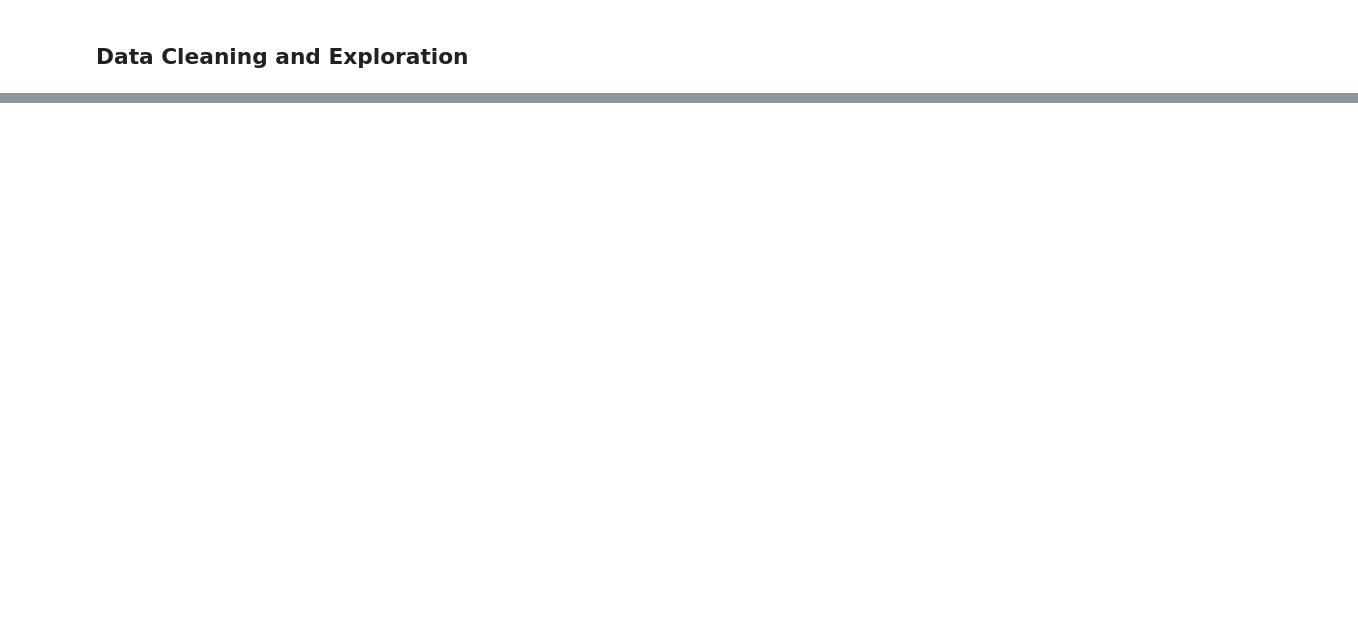
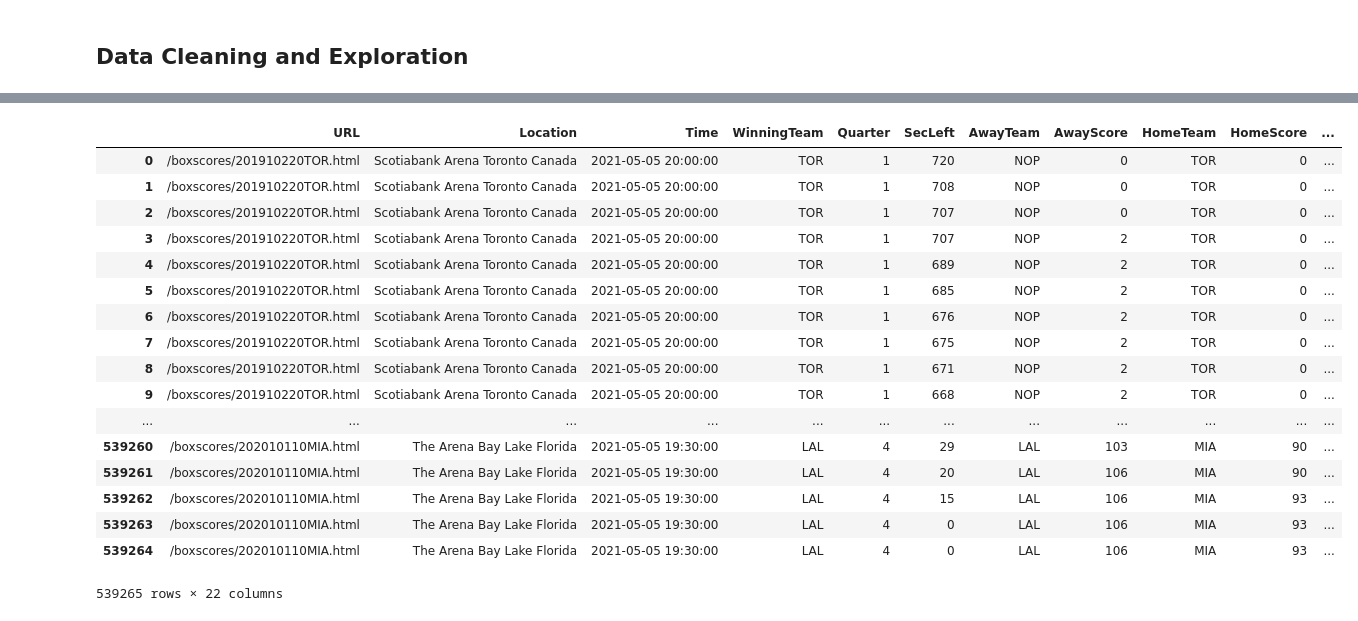
Before and after one commit to erictang000/nba_prediction, a Jupyter notebook: Exploration and Testing.ipynb, the cells around one changed output, grey strips where cells are left out. Drawn from its saved outputs; the diff is of its cells as text; code cells hidden in the pictures; blank space fills up the shorter version.

```diff
--- a/Exploration and Testing.ipynb
+++ b/Exploration and Testing.ipynb
@@ -199,9 +221,12 @@ def add_team_stats(df, team_path):
         df[col + '_x'] = (df[col + '_x'] - mean) / std
         df[col + '_y'] = (df[col + '_y'] - mean) / std
     return df
+# %%
+original_df = pd.read_csv("NBA_PBP_2019-20.csv",  parse_dates=['Date','Time'])
 # %%
-df = process_df("NBA_PBP_2019-20.csv")
+df = process_df(original_df)
 df = add_team_stats(df, "team2019.csv")
-df.drop(df.columns.difference(feature_list+ ['HomeTeam','AwayTeam','Date']), 1, inplace=True)
+# df.drop(df.columns.difference(feature_list+ ['HomeTeam','AwayTeam','Date']), 1, inplace=True)
+df
 # %% [output]
 Finished reading in CSV
@@ -220 +273,27 @@ Adding Team Stats
+# %%
+cols = ['URL', 'Location', 'Time', 'WinningTeam', 'Quarter',
+       'SecLeft', 'AwayTeam', 'AwayScore', 'HomeTeam',
+       'HomeScore', 'ShotType', 'ShotOutcome', 'FoulType', 'Fouler', 'Fouled',
+       'FreeThrowShooter', 'FreeThrowOutcome', 'FreeThrowNum', 'TurnoverPlayer', 'TurnoverType', 'TurnoverCause',
+       'TurnoverCauser']
+df[cols]
+# %% [output]
+|  | URL | Location | Time | WinningTeam | Quarter | SecLeft | AwayTeam | AwayScore | HomeTeam | HomeScore | ... |
+| 0 | /boxscores/201910220TOR.html | Scotiabank Arena Toronto Canada | 2021-05-05 20:00:00 | TOR | 1 | 720 | NOP | 0 | TOR | 0 | ... |
+| 1 | /boxscores/201910220TOR.html | Scotiabank Arena Toronto Canada | 2021-05-05 20:00:00 | TOR | 1 | 708 | NOP | 0 | TOR | 0 | ... |
+| 2 | /boxscores/201910220TOR.html | Scotiabank Arena Toronto Canada | 2021-05-05 20:00:00 | TOR | 1 | 707 | NOP | 0 | TOR | 0 | ... |
+| 3 | /boxscores/201910220TOR.html | Scotiabank Arena Toronto Canada | 2021-05-05 20:00:00 | TOR | 1 | 707 | NOP | 2 | TOR | 0 | ... |
+| 4 | /boxscores/201910220TOR.html | Scotiabank Arena Toronto Canada | 2021-05-05 20:00:00 | TOR | 1 | 689 | NOP | 2 | TOR | 0 | ... |
+| 5 | /boxscores/201910220TOR.html | Scotiabank Arena Toronto Canada | 2021-05-05 20:00:00 | TOR | 1 | 685 | NOP | 2 | TOR | 0 | ... |
+| 6 | /boxscores/201910220TOR.html | Scotiabank Arena Toronto Canada | 2021-05-05 20:00:00 | TOR | 1 | 676 | NOP | 2 | TOR | 0 | ... |
+| 7 | /boxscores/201910220TOR.html | Scotiabank Arena Toronto Canada | 2021-05-05 20:00:00 | TOR | 1 | 675 | NOP | 2 | TOR | 0 | ... |
+| 8 | /boxscores/201910220TOR.html | Scotiabank Arena Toronto Canada | 2021-05-05 20:00:00 | TOR | 1 | 671 | NOP | 2 | TOR | 0 | ... |
+| 9 | /boxscores/201910220TOR.html | Scotiabank Arena Toronto Canada | 2021-05-05 20:00:00 | TOR | 1 | 668 | NOP | 2 | TOR | 0 | ... |
+| ... | ... | ... | ... | ... | ... | ... | ... | ... | ... | ... | ... |
+| 539260 | /boxscores/202010110MIA.html | The Arena Bay Lake Florida | 2021-05-05 19:30:00 | LAL | 4 | 29 | LAL | 103 | MIA | 90 | ... |
+| 539261 | /boxscores/202010110MIA.html | The Arena Bay Lake Florida | 2021-05-05 19:30:00 | LAL | 4 | 20 | LAL | 106 | MIA | 90 | ... |
+| 539262 | /boxscores/202010110MIA.html | The Arena Bay Lake Florida | 2021-05-05 19:30:00 | LAL | 4 | 15 | LAL | 106 | MIA | 93 | ... |
+| 539263 | /boxscores/202010110MIA.html | The Arena Bay Lake Florida | 2021-05-05 19:30:00 | LAL | 4 | 0 | LAL | 106 | MIA | 93 | ... |
+| 539264 | /boxscores/202010110MIA.html | The Arena Bay Lake Florida | 2021-05-05 19:30:00 | LAL | 4 | 0 | LAL | 106 | MIA | 93 | ... |
+539265 rows × 22 columns
 # %%
```
Also changed, not shown: parts of 9 cells of this notebook, 1 other file.
